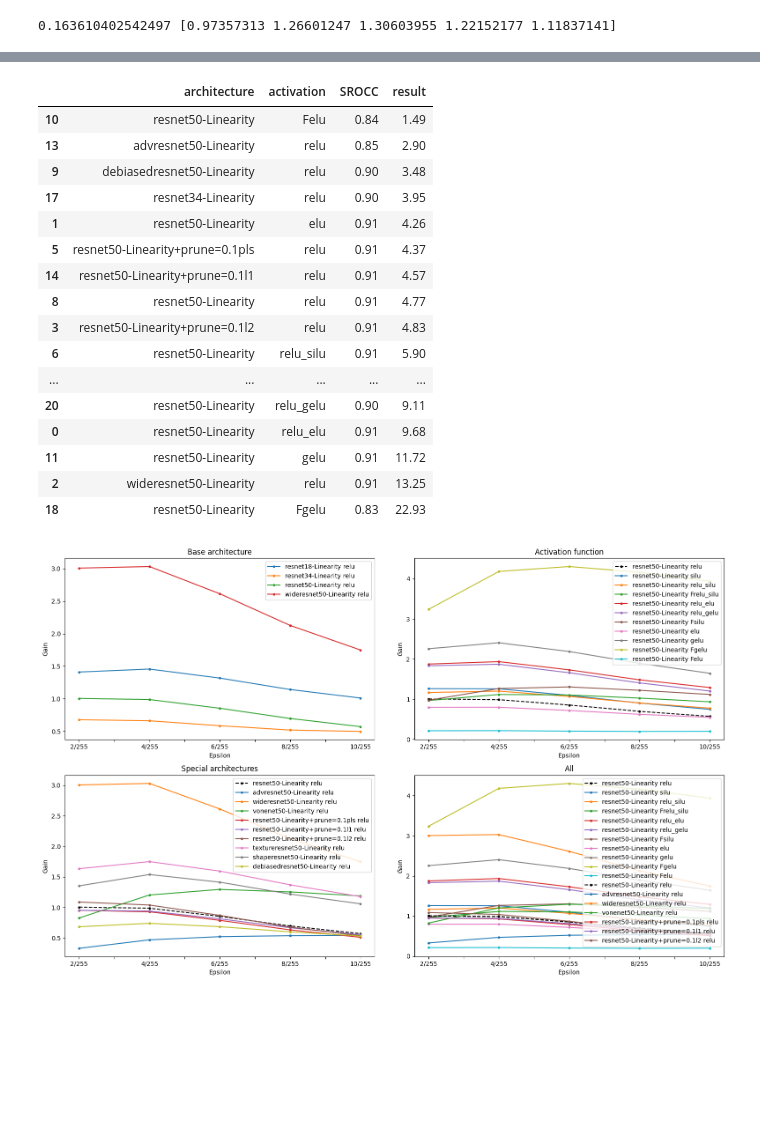
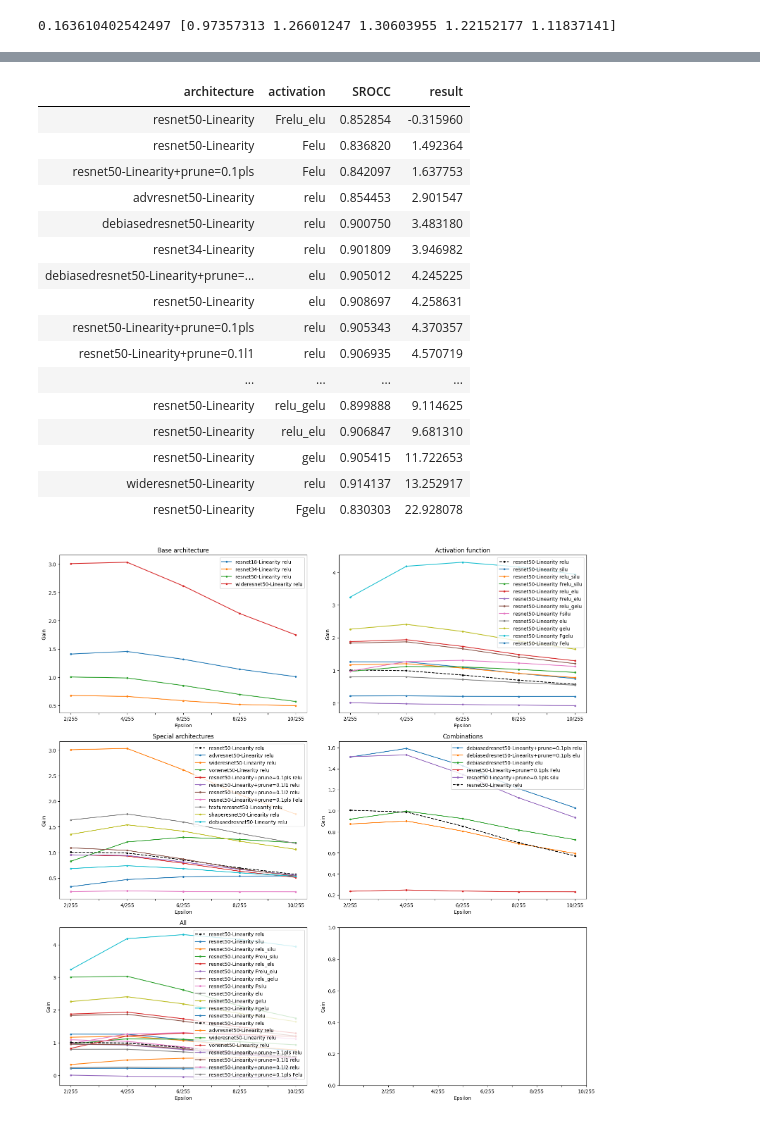
Before and after one commit to abhhfcgjk/VG_Architectural_Adversarial_Robustness, a Jupyter notebook: graphs.ipynb, the cells around one changed output, grey strips where cells are left out. Drawn from its saved outputs; the diff is of its cells as text; code cells hidden in the pictures; blank space fills up the shorter version.

```diff
--- a/graphs.ipynb
+++ b/graphs.ipynb
@@ -25,5 +25,6 @@ group1 = [("resnet18-Linearity", "relu"), ("resnet34-Linearity", "relu"), ("resn
 group2 = [("resnet50-Linearity", "relu"), ("resnet50-Linearity", "silu"), ("resnet50-Linearity", "relu_silu"),("resnet50-Linearity", "Frelu_silu"),("resnet50-Linearity", "relu_elu"),("resnet50-Linearity", "Frelu_elu"),("resnet50-Linearity", "relu_gelu"),("resnet50-Linearity", "Fsilu"),("resnet50-Linearity", "elu"),("resnet50-Linearity", "gelu"),("resnet50-Linearity", "Fgelu"),("resnet50-Linearity", "Felu") ]
 group3 = [("resnet50-Linearity", "relu"),("advresnet50-Linearity","relu"),("wideresnet50-Linearity", "relu"),("vonenet50-Linearity", "relu"),("resnet50-Linearity+prune=0.1pls", "relu"),("resnet50-Linearity+prune=0.1l1", "relu"),("resnet50-Linearity+prune=0.1l2", "relu"), ("resnet50-Linearity+prune=0.1pls", "Felu")]
 group4 = [("textureresnet50-Linearity","relu"), ("shaperesnet50-Linearity","relu"), ("debiasedresnet50-Linearity","relu")]
+group5 = [("debiasedresnet50-Linearity+prune=0.1pls", "relu"), ("debiasedresnet50-Linearity+prune=0.1pls", "elu"), ("debiasedresnet50-Linearity", "elu"), ("resnet50-Linearity+prune=0.1pls", "Felu"), ("resnet50-Linearity+prune=0.1pls", "silu"), ("resnet50-Linearity", "relu")]
 # %%
 group = group2 + group3
@@ -59,10 +62,11 @@ fig.savefig('graph4.png')
 # %%
 x = [2, 4, 6, 8, 10]
-grp = set(group1+group2+group3+group4)
+grp = set(group1+group2+group3+group4+group5)
+iters = 1.0
 df_ifgsm1_all_eps = pd.DataFrame(columns=['architecture', 'activation', 'SROCC','result'])
 for arch, activ in grp:
-    y_axis = data[(data["arch"]==arch)&(data["iterations"]==1.0)&(data["activation"]==activ)].loc[:,f"eps {epsilons[0]}": f"eps {epsilons[-1]}"].values.tolist()[0]
-    srocc = data[(data["arch"]==arch)&(data["iterations"]==1.0)&(data["activation"]==activ)].loc[:,"SROCC"].values.tolist()[0]
+    y_axis = data[(data["arch"]==arch)&(data["iterations"]==iters)&(data["activation"]==activ)].loc[:,f"eps {epsilons[0]}": f"eps {epsilons[-1]}"].values.tolist()[0]
+    srocc = data[(data["arch"]==arch)&(data["iterations"]==iters)&(data["activation"]==activ)].loc[:,"SROCC"].values.tolist()[0]
     df_ifgsm1_all_eps.loc[len(df_ifgsm1_all_eps)] = {'architecture': arch,
                        'activation': activ,
                        'SROCC': float(srocc),
@@ -120,63 +126,66 @@ NameError: name 'plt' is not defined
 # %%
 x = [2, 4, 6, 8, 10]
-grp = set(group1+group2+group3+group4)
-df2 = pd.DataFrame(columns=['architecture', 'activation', 'SROCC','result'])
+grp = set(group1+group2+group3+group4+group5)
+iters = 3.0
+df_ifgsm3_all_eps = pd.DataFrame(columns=['architecture', 'activation', 'SROCC','result'])
 for arch, activ in grp:
-    y_axis = data[(data["arch"]==arch)&(data["iterations"]==3.0)&(data["activation"]==activ)].loc[:,f"eps {epsilons[0]}": f"eps {epsilons[-1]}"].values.tolist()[0]
-    srocc = data[(data["arch"]==arch)&(data["iterations"]==3.0)&(data["activation"]==activ)].loc[:,"SROCC"].values.tolist()[0]
-    df2.loc[len(df2)] = {'architecture': arch,
+    y_axis = data[(data["arch"]==arch)&(data["iterations"]==iters)&(data["activation"]==activ)].loc[:,f"eps {epsilons[0]}": f"eps {epsilons[-1]}"].values.tolist()[0]
+    srocc = data[(data["arch"]==arch)&(data["iterations"]==iters)&(data["activation"]==activ)].loc[:,"SROCC"].values.tolist()[0]
+    df_ifgsm3_all_eps.loc[len(df_ifgsm3_all_eps)] = {'architecture': arch,
                        'activation': activ,
-                       'SROCC': format(srocc,'.2f'),
-                       'result': float(format(np.trapezoid(y_axis, x), '.2f'))}
-df2.sort_values(('result'))
+                       'SROCC': float(srocc),
+                       'result': float((np.trapezoid(y_axis, x)))}
+df_ifgsm3_all_eps.sort_values('result').style.hide()
 # %% [output]
-|  | architecture | activation | SROCC | result |
-| 10 | resnet50-Linearity | Felu | 0.84 | 1.49 |
-| 13 | advresnet50-Linearity | relu | 0.85 | 2.90 |
-| 9 | debiasedresnet50-Linearity | relu | 0.90 | 3.48 |
-| 17 | resnet34-Linearity | relu | 0.90 | 3.95 |
-| 1 | resnet50-Linearity | elu | 0.91 | 4.26 |
-| 5 | resnet50-Linearity+prune=0.1pls | relu | 0.91 | 4.37 |
-| 14 | resnet50-Linearity+prune=0.1l1 | relu | 0.91 | 4.57 |
-| 8 | resnet50-Linearity | relu | 0.91 | 4.77 |
-| 3 | resnet50-Linearity+prune=0.1l2 | relu | 0.91 | 4.83 |
-| 6 | resnet50-Linearity | relu_silu | 0.91 | 5.90 |
-| ... | ... | ... | ... | ... |
-| 20 | resnet50-Linearity | relu_gelu | 0.90 | 9.11 |
-| 0 | resnet50-Linearity | relu_elu | 0.91 | 9.68 |
-| 11 | resnet50-Linearity | gelu | 0.91 | 11.72 |
-| 2 | wideresnet50-Linearity | relu | 0.91 | 13.25 |
-| 18 | resnet50-Linearity | Fgelu | 0.83 | 22.93 |
+| architecture | activation | SROCC | result |
+| resnet50-Linearity | Frelu_elu | 0.852854 | -0.315960 |
+| resnet50-Linearity | Felu | 0.836820 | 1.492364 |
+| resnet50-Linearity+prune=0.1pls | Felu | 0.842097 | 1.637753 |
+| advresnet50-Linearity | relu | 0.854453 | 2.901547 |
+| debiasedresnet50-Linearity | relu | 0.900750 | 3.483180 |
+| resnet34-Linearity | relu | 0.901809 | 3.946982 |
+| debiasedresnet50-Linearity+prune=... | elu | 0.905012 | 4.245225 |
+| resnet50-Linearity | elu | 0.908697 | 4.258631 |
+| resnet50-Linearity+prune=0.1pls | relu | 0.905343 | 4.370357 |
+| resnet50-Linearity+prune=0.1l1 | relu | 0.906935 | 4.570719 |
+| ... | ... | ... | ... |
+| resnet50-Linearity | relu_gelu | 0.899888 | 9.114625 |
+| resnet50-Linearity | relu_elu | 0.906847 | 9.681310 |
+| resnet50-Linearity | gelu | 0.905415 | 11.722653 |
+| wideresnet50-Linearity | relu | 0.914137 | 13.252917 |
+| resnet50-Linearity | Fgelu | 0.830303 | 22.928078 |
 # %%
 group = group2 + group3
-groups = [group1, group2, group3+group4, group]
+groups = [group1, group2, group3+group4, group5, group]
 epsilons = [2, 4, 6, 8, 10]
 eps_labels = ['','2/255','','4/255','','6/255','','8/255','','10/255']
+iters = 5.0
 
-fig, axs = plt.subplots(2,2, figsize=(16,10), subplot_kw={"xticks": list(range(1,11)),"xticklabels": eps_labels, "xlabel": "Epsilon", "ylabel": "Gain"})
+fig, axs = plt.subplots(3,2, figsize=(16,16), subplot_kw={"xticks": list(range(1,11)),"xticklabels": eps_labels, "xlabel": "Epsilon", "ylabel": "Gain"})
 baseline = [('resnet18-Lineatiyt','relu'),('resnet50-Linearity','relu')]
 axs[0,0].set_title("Base architecture")
 axs[0,1].set_title("Activation function")
 axs[1,0].set_title("Special architectures")
-axs[1,1].set_title("All")
+axs[1,1].set_title("Combinations")
+axs[2,0].set_title("All")
 fig.tight_layout()
-
+axs  = axs.flatten()
 # axs[0,1].set_ylim(fsilu_data[0][1], fsilu_data[0][-1])
 
-for i in range(4):
-    axis = axs[i//2, i%2]
+for i in range(5):
+    axis = axs[i]
     grp = groups[i]
     for arch, activ in grp:
-        y_axis = data[(data["arch"]==arch)&(data["iterations"]==5.0)&(data["activation"]==activ)].loc[:,f"eps {epsilons[0]}": f"eps {epsilons[-1]}"].values.tolist()[0]
+        y_axis = data[(data["arch"]==arch)&(data["iterations"]==iters)&(data["activation"]==activ)].loc[:,f"eps {epsilons[0]}": f"eps {epsilons[-1]}"].values.tolist()[0]
         if (i==0 and (arch, activ) == baseline[0])or(i>0 and (arch, activ) == baseline[1]):
             axis.plot(epsilons, y_axis,'k--', marker=".",label=f"{arch} {activ}")
         else:
             axis.plot(epsilons, y_axis, marker=".",label=f"{arch} {activ}")
     axis.legend(loc="upper right")
 
 plt.show()
-fig.savefig('graph4.png')
+# fig.savefig('graph4.png')
 # %% [output]
-[figure, old version]
+[figure, new version]
 # %%
 x = [2, 4, 6, 8, 10]
```
Also changed, not shown: parts of 13 cells of this notebook, 1 other file.
